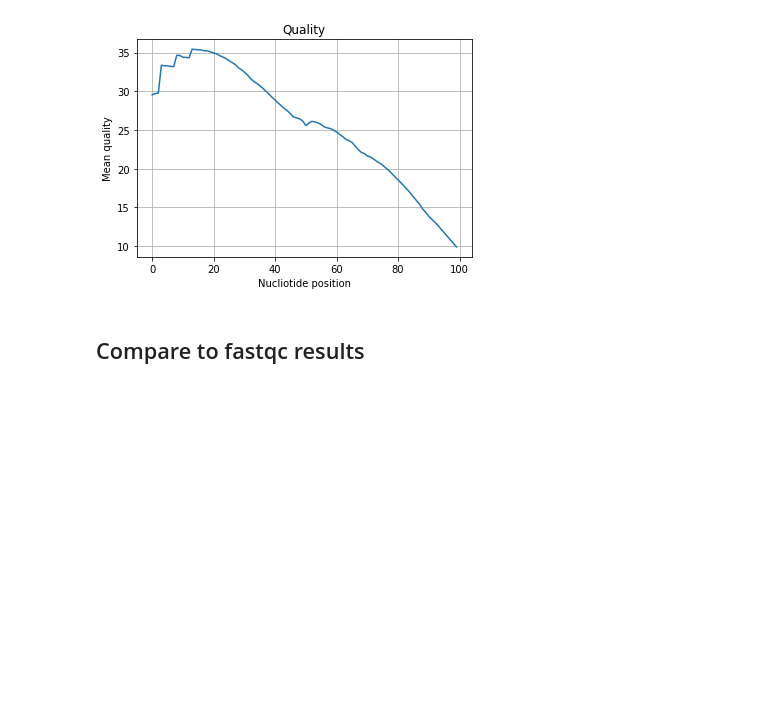
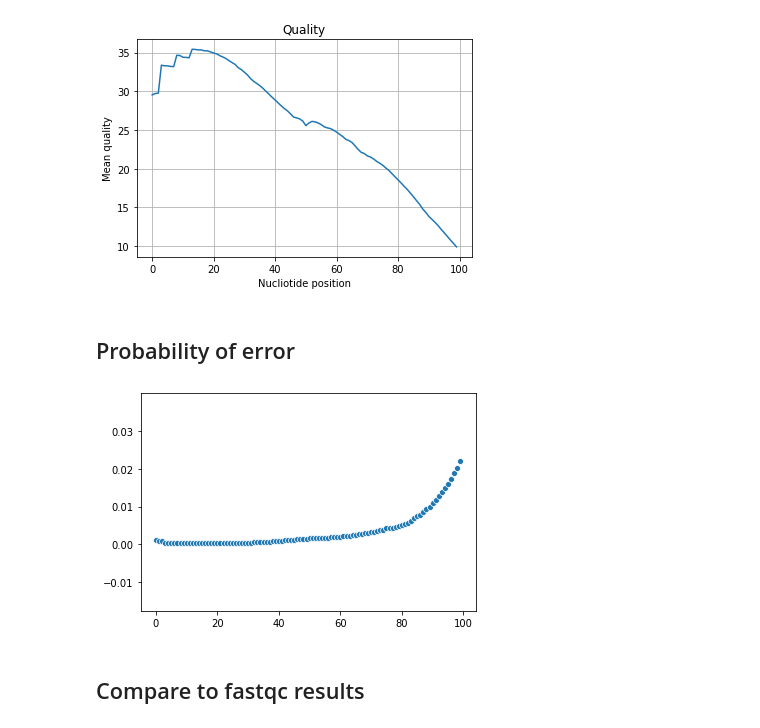
Before and after one commit to smetam/NGS2020, a Jupyter notebook: hw1_read_quality_and_gc_content.ipynb, the cells around one changed output. Saved outputs shown, nothing was run; the diff lists cells and outputs as text; code cells hidden in the pictures; blank space fills up the shorter version.

Commit message:
hw1 error probability plot

```diff
--- a/hw1_read_quality_and_gc_content.ipynb
+++ b/hw1_read_quality_and_gc_content.ipynb
@@ -84,6 +80,27 @@ for dataset in (real1, real2):
 # %% [output]
 [figure]
 [figure]
+# %% [markdown]
+## Probability of error
+# %%
+def error_prob(path):
+    quality = np.zeros(100)
+    total = 0
+    for record in SeqIO.parse(path, "fastq"):
+        total += 1
+        quality += np.array(record.letter_annotations["phred_quality"][:100])
+    quality = quality / total - 33
+    return quality
+
+def plot_err(quality):
+    X = np.arange(100)
+    Y = 10 ** (-quality/10)
+    sns.scatterplot(X, Y)
+# %%
+qual = error_prob(real1) + error_prob(real2)
+plot_err(qual / 2)
+# %% [output]
+[figure, added]
 # %% [markdown]
 ## Compare to fastqc results
 # %%
```
Also changed, not shown: parts of 3 cells of this notebook.
